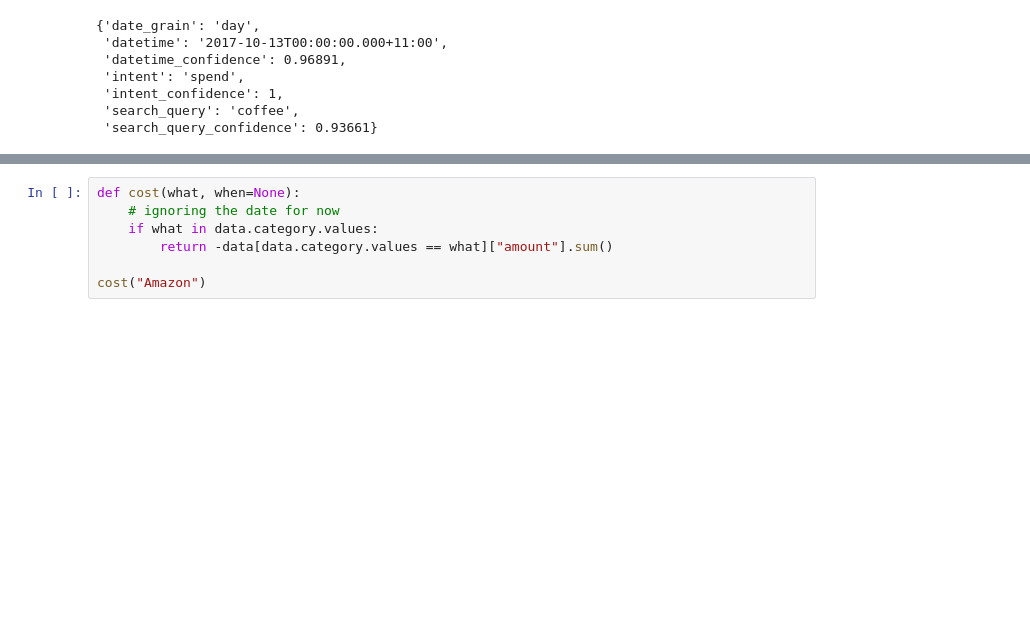
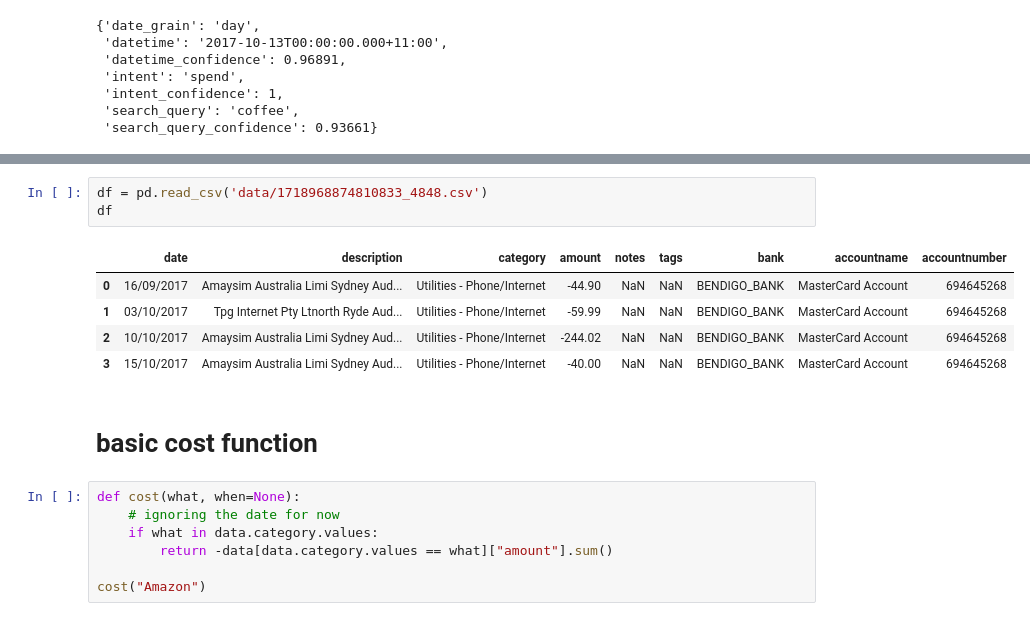
Before and after one commit to khalido/money_bot, a Jupyter notebook: fb_response_dict.ipynb, the cells around one changed output, grey strips where cells are left out. Saved outputs shown, nothing was run; the diff lists cells and outputs as text; blank space fills up the shorter version.

```diff
--- a/fb_response_dict.ipynb
+++ b/fb_response_dict.ipynb
@@ -137,3 +232,14 @@ if nlp["intent"] == "spend" and nlp['intent_confidence'] > 0.4:
+# %%
+df = pd.read_csv('data/1718968874810833_4848.csv')
+df
+# %% [output]
+|  | date | description | category | amount | notes | tags | bank | accountname | accountnumber |
+| 0 | 16/09/2017 | Amaysim Australia Limi Sydney Aud... | Utilities - Phone/Internet | -44.90 | NaN | NaN | BENDIGO_BANK | MasterCard Account | 694645268 |
+| 1 | 03/10/2017 | Tpg Internet Pty Ltnorth Ryde Aud... | Utilities - Phone/Internet | -59.99 | NaN | NaN | BENDIGO_BANK | MasterCard Account | 694645268 |
+| 2 | 10/10/2017 | Amaysim Australia Limi Sydney Aud... | Utilities - Phone/Internet | -244.02 | NaN | NaN | BENDIGO_BANK | MasterCard Account | 694645268 |
+| 3 | 15/10/2017 | Amaysim Australia Limi Sydney Aud... | Utilities - Phone/Internet | -40.00 | NaN | NaN | BENDIGO_BANK | MasterCard Account | 694645268 |
+# %% [markdown]
+# basic cost function
 # %%
 def cost(what, when=None):
     # ignoring the date for now
```
Also changed, not shown: parts of 21 cells of this notebook, 5 other files.
